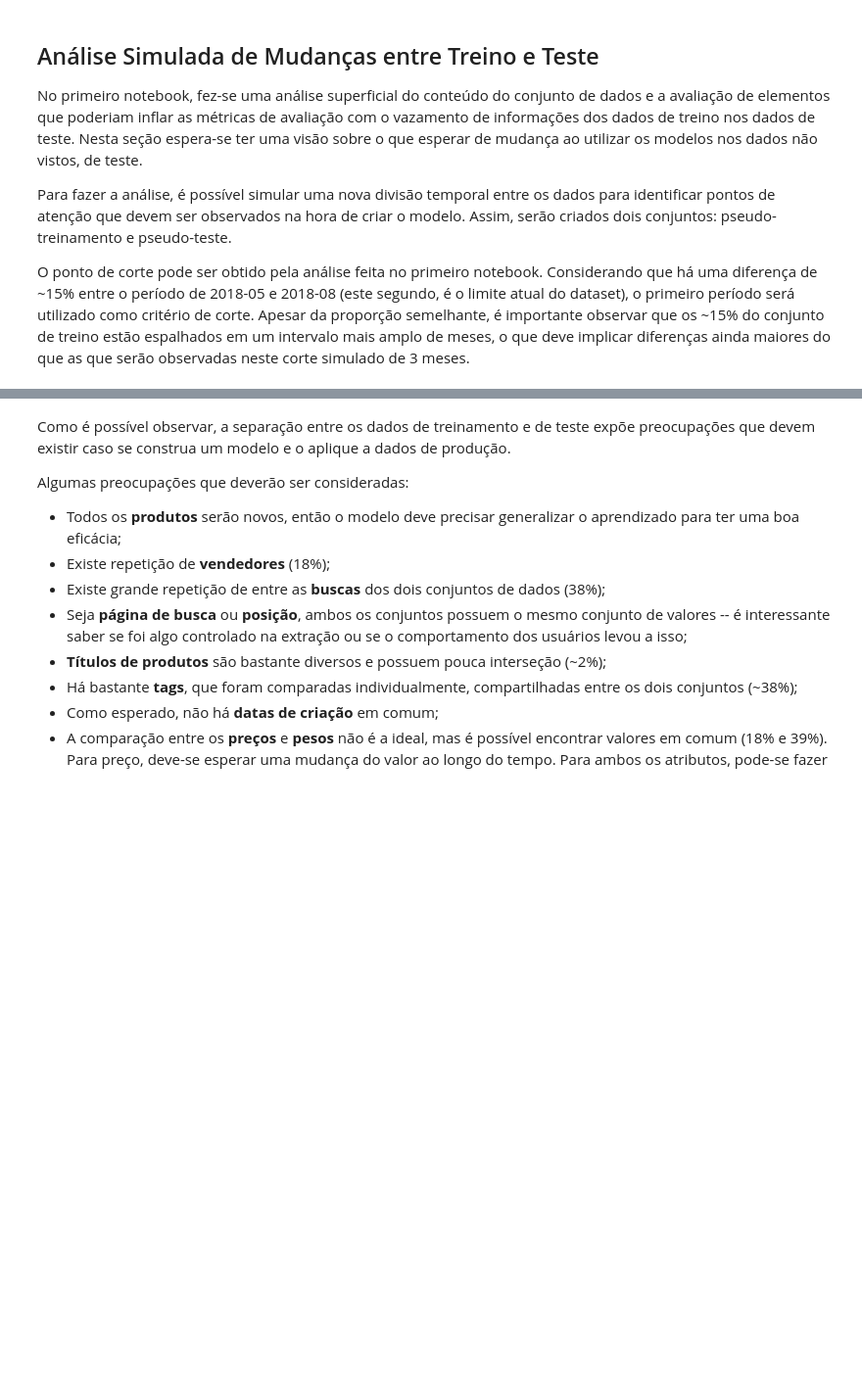
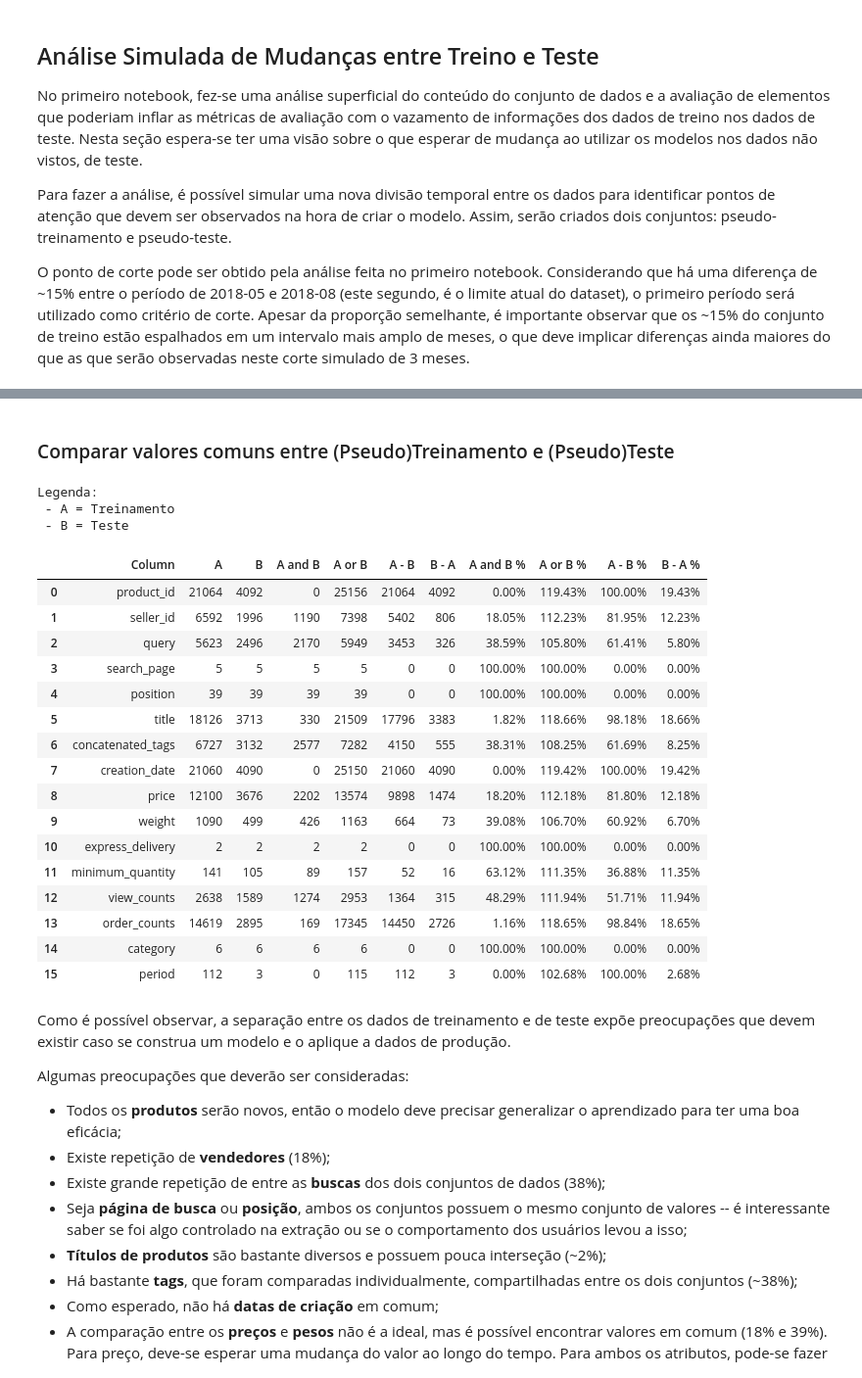
Before and after one commit to brunovilar/desafio-data-science-elo7, a Jupyter notebook: notebooks/02_Analise_Exploratoria.ipynb, the cells around one changed output, grey strips where cells are left out. Shown at 98% size. Cells and saved outputs as stored; diff of their text form; code cells hidden in the pictures; blank space fills up the shorter version.

```diff
--- a/notebooks/02_Analise_Exploratoria.ipynb
+++ b/notebooks/02_Analise_Exploratoria.ipynb
@@ -884,14 +1074,4 @@ del split_frame
 # %%
-def extract_tokens(frame: pd.DataFrame, raw_column_name: str, split_pattern: re.Pattern) -> set:
-    tags = (frame
-            .assign(tag=lambda f: f[raw_column_name].apply(lambda x: split_pattern.split(str(x))))
-            .explode('tag')
-            .loc[lambda f: f['tag'].apply(lambda x: len(x.strip()) > 0)]
-            ['tag']
-            .tolist())
-
-    return tags
-
 comparisons = []
 
 for column in frame.columns:
@@ -902,33 +1082,55 @@ for column in frame.columns:
     else:
         training_values = set(pseudo_training_frame[column].tolist())
         test_values = set(pseudo_test_frame[column].tolist())
 
     comparisons.append(
         (column,
          len(training_values),
          len(test_values),
          len(training_values & test_values),
          len(training_values | test_values),
          len(training_values - test_values),
          len(test_values - training_values)
         )
     )
 
 comparisons_frame = pd.DataFrame(comparisons, columns=['Column', 'A', 'B', 'A and B', 'A or B','A - B',  'B - A'])
 
 display(HTML('<h3>Comparar valores comuns entre (Pseudo)Treinamento e (Pseudo)Teste</h3>'))
 print('Legenda:\n - A = Treinamento\n - B = Teste\n\n')
 display(comparisons_frame
         .assign(**{f'A and B %': lambda f: (f['A and B'] / f['A'] * 100).apply(lambda v: f'{v:.2f}%'),
                    f'A or B %': lambda f: (f['A or B'] / f['A'] * 100).apply(lambda v: f'{v:.2f}%'),
                    f'A - B %': lambda f: (f['A - B'] / f['A'] * 100).apply(lambda v: f'{v:.2f}%'),
                    f'B - A %': lambda f: (f['B - A'] / f['A'] * 100).apply(lambda v: f'{v:.2f}%')
                   })
         .style.set_properties(**{'width': '75px'})
        )
 
 del comparisons, comparisons_frame
 del pseudo_training_frame, pseudo_test_frame
+# %% [output]
+Comparar valores comuns entre (Pseudo)Treinamento e (Pseudo)Teste
+Legenda:
+ - A = Treinamento
+ - B = Teste
+|  | Column | A | B | A and B | A or B | A - B | B - A | A and B % | A or B % | A - B % | B - A % |
+| 0 | product_id | 21064 | 4092 | 0 | 25156 | 21064 | 4092 | 0.00% | 119.43% | 100.00% | 19.43% |
+| 1 | seller_id | 6592 | 1996 | 1190 | 7398 | 5402 | 806 | 18.05% | 112.23% | 81.95% | 12.23% |
+| 2 | query | 5623 | 2496 | 2170 | 5949 | 3453 | 326 | 38.59% | 105.80% | 61.41% | 5.80% |
+| 3 | search_page | 5 | 5 | 5 | 5 | 0 | 0 | 100.00% | 100.00% | 0.00% | 0.00% |
+| 4 | position | 39 | 39 | 39 | 39 | 0 | 0 | 100.00% | 100.00% | 0.00% | 0.00% |
+| 5 | title | 18126 | 3713 | 330 | 21509 | 17796 | 3383 | 1.82% | 118.66% | 98.18% | 18.66% |
+| 6 | concatenated_tags | 6727 | 3132 | 2577 | 7282 | 4150 | 555 | 38.31% | 108.25% | 61.69% | 8.25% |
+| 7 | creation_date | 21060 | 4090 | 0 | 25150 | 21060 | 4090 | 0.00% | 119.42% | 100.00% | 19.42% |
+| 8 | price | 12100 | 3676 | 2202 | 13574 | 9898 | 1474 | 18.20% | 112.18% | 81.80% | 12.18% |
+| 9 | weight | 1090 | 499 | 426 | 1163 | 664 | 73 | 39.08% | 106.70% | 60.92% | 6.70% |
+| 10 | express_delivery | 2 | 2 | 2 | 2 | 0 | 0 | 100.00% | 100.00% | 0.00% | 0.00% |
+| 11 | minimum_quantity | 141 | 105 | 89 | 157 | 52 | 16 | 63.12% | 111.35% | 36.88% | 11.35% |
+| 12 | view_counts | 2638 | 1589 | 1274 | 2953 | 1364 | 315 | 48.29% | 111.94% | 51.71% | 11.94% |
+| 13 | order_counts | 14619 | 2895 | 169 | 17345 | 14450 | 2726 | 1.16% | 118.65% | 98.84% | 18.65% |
+| 14 | category | 6 | 6 | 6 | 6 | 0 | 0 | 100.00% | 100.00% | 0.00% | 0.00% |
+| 15 | period | 112 | 3 | 0 | 115 | 112 | 3 | 0.00% | 102.68% | 100.00% | 2.68% |
 # %% [markdown]
 Como é possível observar, a separação entre os dados de treinamento e de teste expõe preocupações que devem existir caso se construa um modelo e o aplique a dados de produção.
 
```
Also changed, not shown: parts of 12 cells of this notebook, 6 other files.
